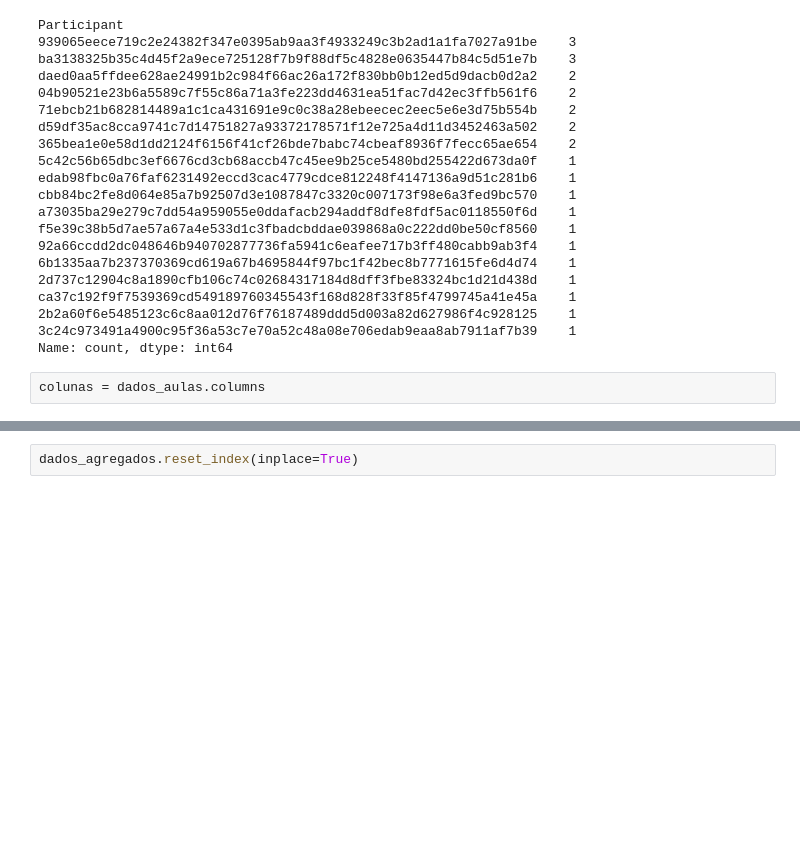
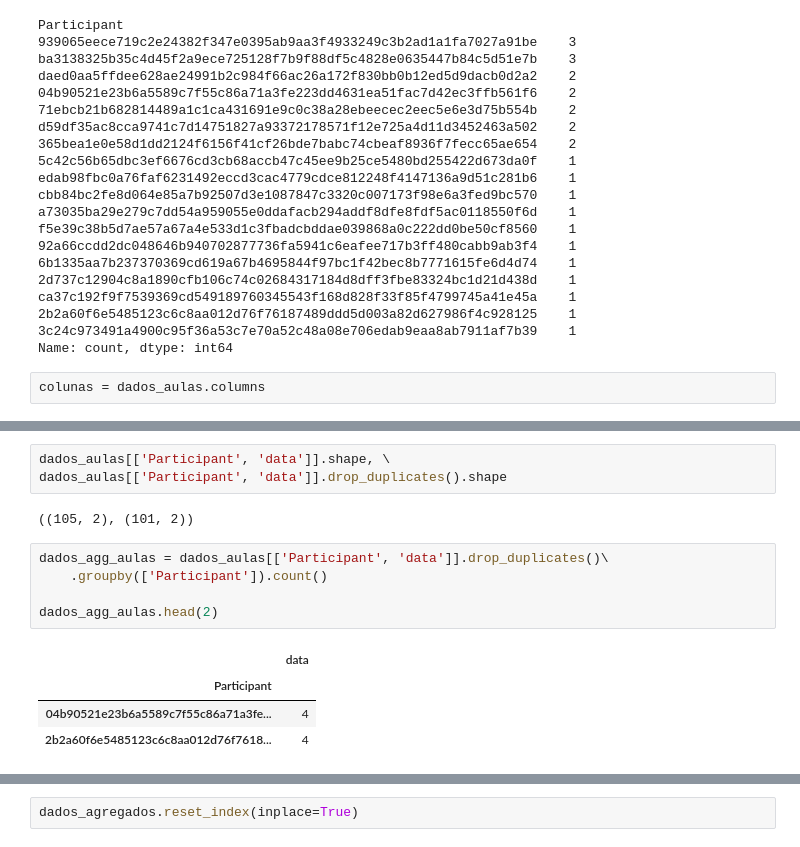
Before and after one commit to robertosgpontes/santander1175, a Jupyter notebook: EDA.ipynb, the cells around one changed output, grey strips where cells are left out. Cells and saved outputs as stored; diff of their text form; blank space fills up the shorter version.

```diff
--- a/EDA.ipynb
+++ b/EDA.ipynb
@@ -224,0 +261,15 @@ dados_agregados = dados_aulas[colunas[:-1]]\
+# %%
+dados_aulas[['Participant', 'data']].shape, \
+dados_aulas[['Participant', 'data']].drop_duplicates().shape
+# %% [output]
+((105, 2), (101, 2))
+# %%
+dados_agg_aulas = dados_aulas[['Participant', 'data']].drop_duplicates()\
+    .groupby(['Participant']).count()
+
+dados_agg_aulas.head(2)
+# %% [output]
+|  | data |
+| Participant |  |
+| 04b90521e23b6a5589c7f55c86a71a3fe... | 4 |
+| 2b2a60f6e5485123c6c8aa012d76f7618... | 4 |
```
Also changed, not shown: parts of 14 cells of this notebook.
